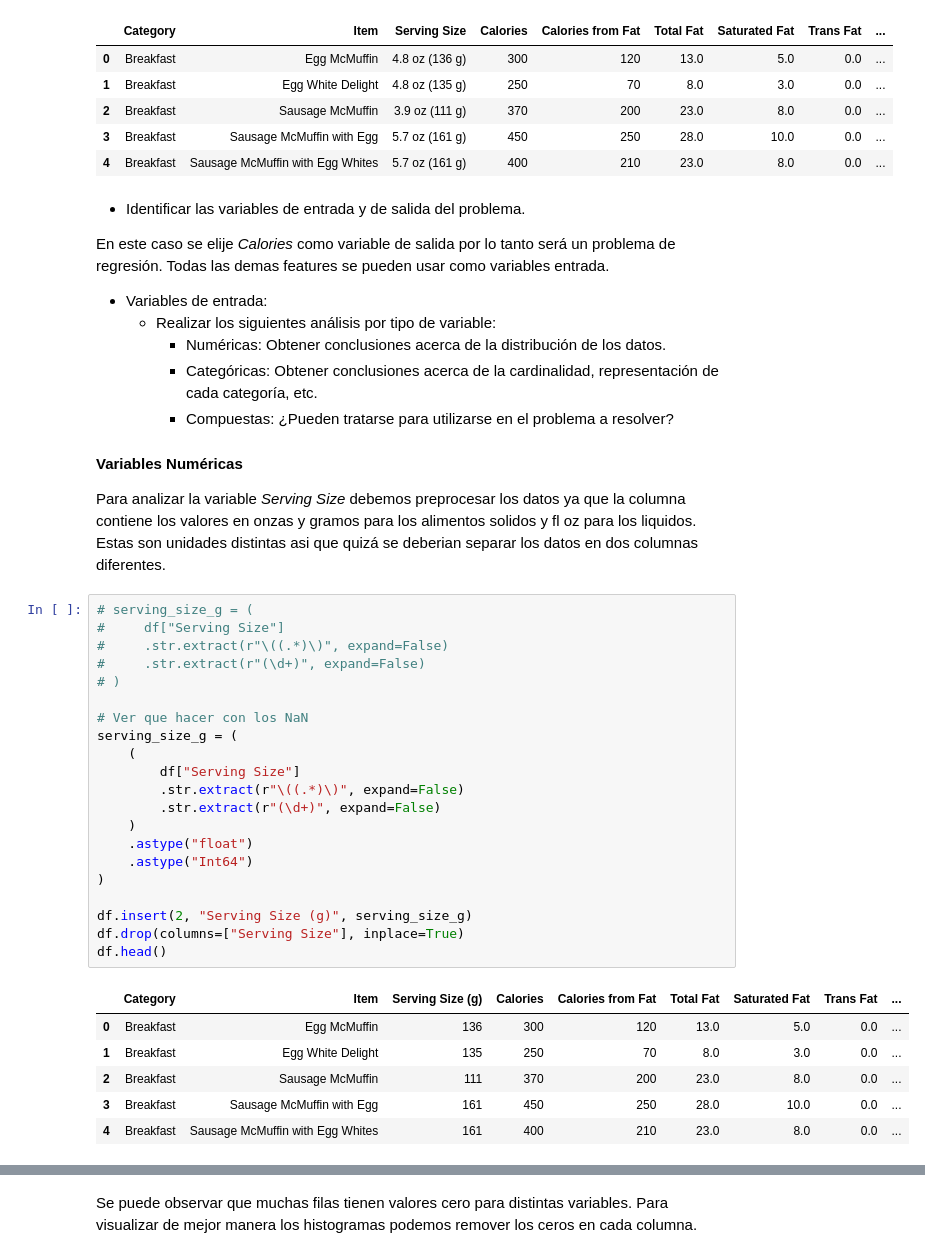
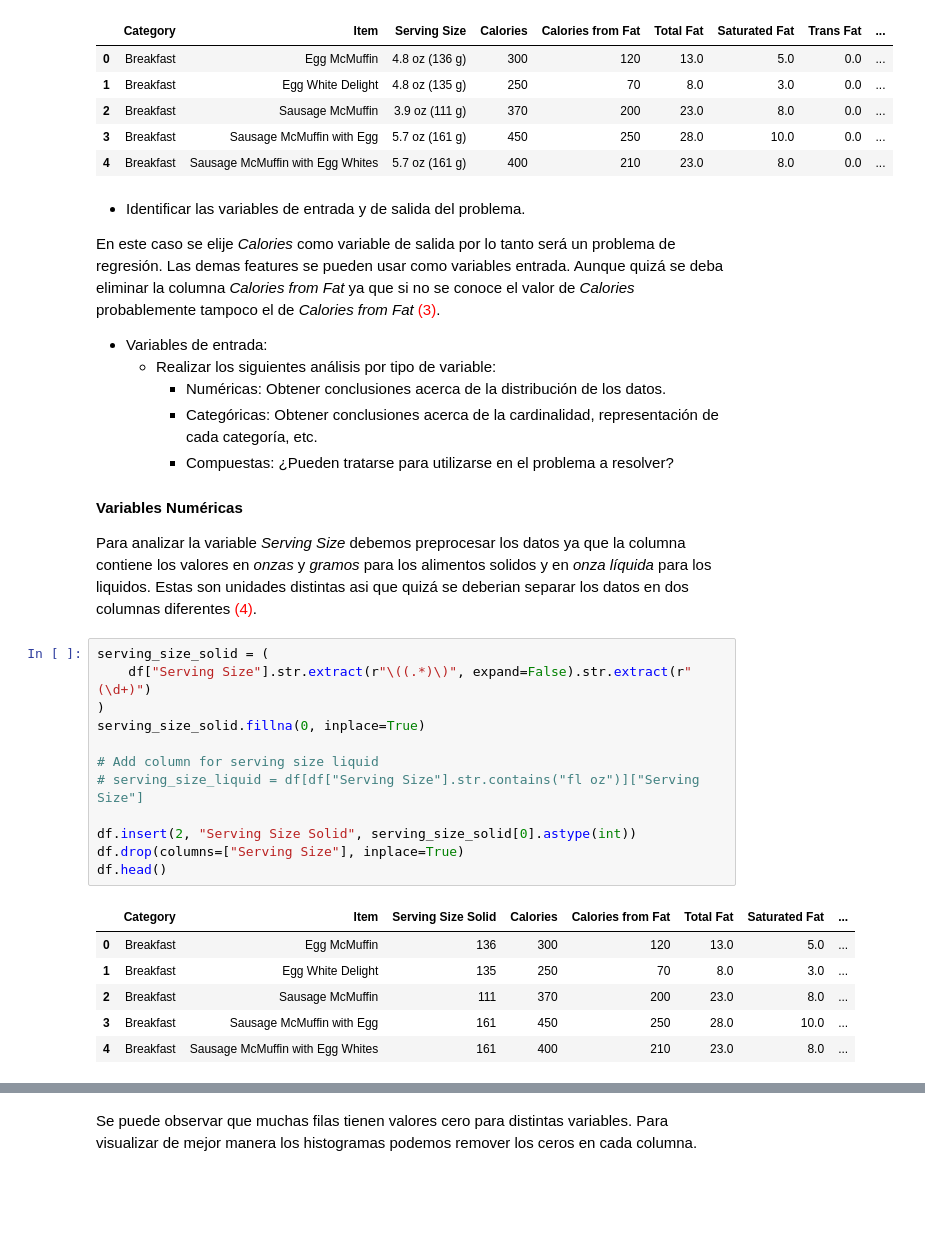
Before and after one commit to achurichi/CEIA-analisis_de_datos, a Jupyter notebook: TP_final/tp.ipynb, the cells around one changed output, grey strips where cells are left out. Saved outputs shown, nothing was run; the diff lists cells and outputs as text; blank space fills up the shorter version.

```diff
--- a/TP_final/tp.ipynb
+++ b/TP_final/tp.ipynb
@@ -106,7 +109,7 @@ df.head()
 # %% [markdown]
 - Identificar las variables de entrada y de salida del problema.
 
-En este caso se elije *Calories* como variable de salida por lo tanto será un problema de regresión. Todas las demas features se pueden usar como variables entrada.
+En este caso se elije *Calories* como variable de salida por lo tanto será un problema de regresión. Las demas features se pueden usar como variables entrada. Aunque quizá se deba eliminar la columna *Calories from Fat* ya que si no se conoce el valor de *Calories* probablemente tampoco el de *Calories from Fat* <span style="color:red">(3)</span>.
 
 - Variables de entrada:
   - Realizar los siguientes análisis por tipo de variable:
@@ -116,33 +119,24 @@ En este caso se elije *Calories* como variable de salida por lo tanto será un p
 
 #### Variables Numéricas
 
-  Para analizar la variable *Serving Size* debemos preprocesar los datos ya que la columna contiene los valores en onzas y gramos para los alimentos solidos y fl oz para los liquidos. Estas son unidades distintas asi que quizá se deberian separar los datos en dos columnas diferentes.
+  Para analizar la variable *Serving Size* debemos preprocesar los datos ya que la columna contiene los valores en *onzas* y *gramos* para los alimentos solidos y en *onza líquida* para los liquidos. Estas son unidades distintas asi que quizá se deberian separar los datos en dos columnas diferentes <span style="color:red">(4)</span>.
 # %%
-# serving_size_g = (
-#     df["Serving Size"]
-#     .str.extract(r"\((.*)\)", expand=False)
-#     .str.extract(r"(\d+)", expand=False)
-# )
+serving_size_solid = (
+    df["Serving Size"].str.extract(r"\((.*)\)", expand=False).str.extract(r"(\d+)")
+)
+serving_size_solid.fillna(0, inplace=True)
 
-# Ver que hacer con los NaN
-serving_size_g = (
-    (
-        df["Serving Size"]
-        .str.extract(r"\((.*)\)", expand=False)
-        .str.extract(r"(\d+)", expand=False)
-    )
-    .astype("float")
-    .astype("Int64")
-)
+# Add column for serving size liquid
+# serving_size_liquid = df[df["Serving Size"].str.contains("fl oz")]["Serving Size"]
 
-df.insert(2, "Serving Size (g)", serving_size_g)
+df.insert(2, "Serving Size Solid", serving_size_solid[0].astype(int))
 df.drop(columns=["Serving Size"], inplace=True)
 df.head()
 # %% [output]
-|  | Category | Item | Serving Size (g) | Calories | Calories from Fat | Total Fat | Saturated Fat | Trans Fat | ... |
-| 0 | Breakfast | Egg McMuffin | 136 | 300 | 120 | 13.0 | 5.0 | 0.0 | ... |
-| 1 | Breakfast | Egg White Delight | 135 | 250 | 70 | 8.0 | 3.0 | 0.0 | ... |
-| 2 | Breakfast | Sausage McMuffin | 111 | 370 | 200 | 23.0 | 8.0 | 0.0 | ... |
-| 3 | Breakfast | Sausage McMuffin with Egg | 161 | 450 | 250 | 28.0 | 10.0 | 0.0 | ... |
-| 4 | Breakfast | Sausage McMuffin with Egg Whites | 161 | 400 | 210 | 23.0 | 8.0 | 0.0 | ... |
+|  | Category | Item | Serving Size Solid | Calories | Calories from Fat | Total Fat | Saturated Fat | ... |
+| 0 | Breakfast | Egg McMuffin | 136 | 300 | 120 | 13.0 | 5.0 | ... |
+| 1 | Breakfast | Egg White Delight | 135 | 250 | 70 | 8.0 | 3.0 | ... |
+| 2 | Breakfast | Sausage McMuffin | 111 | 370 | 200 | 23.0 | 8.0 | ... |
+| 3 | Breakfast | Sausage McMuffin with Egg | 161 | 450 | 250 | 28.0 | 10.0 | ... |
+| 4 | Breakfast | Sausage McMuffin with Egg Whites | 161 | 400 | 210 | 23.0 | 8.0 | ... |
 # %%
```
Also changed, not shown: parts of 21 cells of this notebook.
